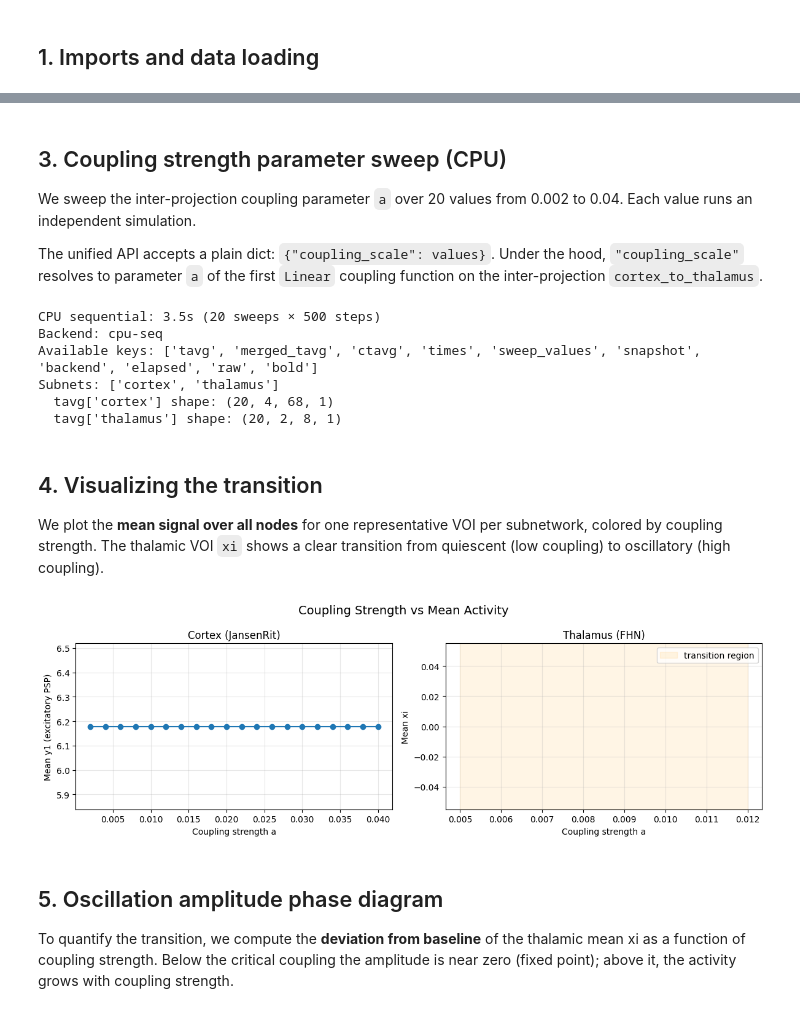
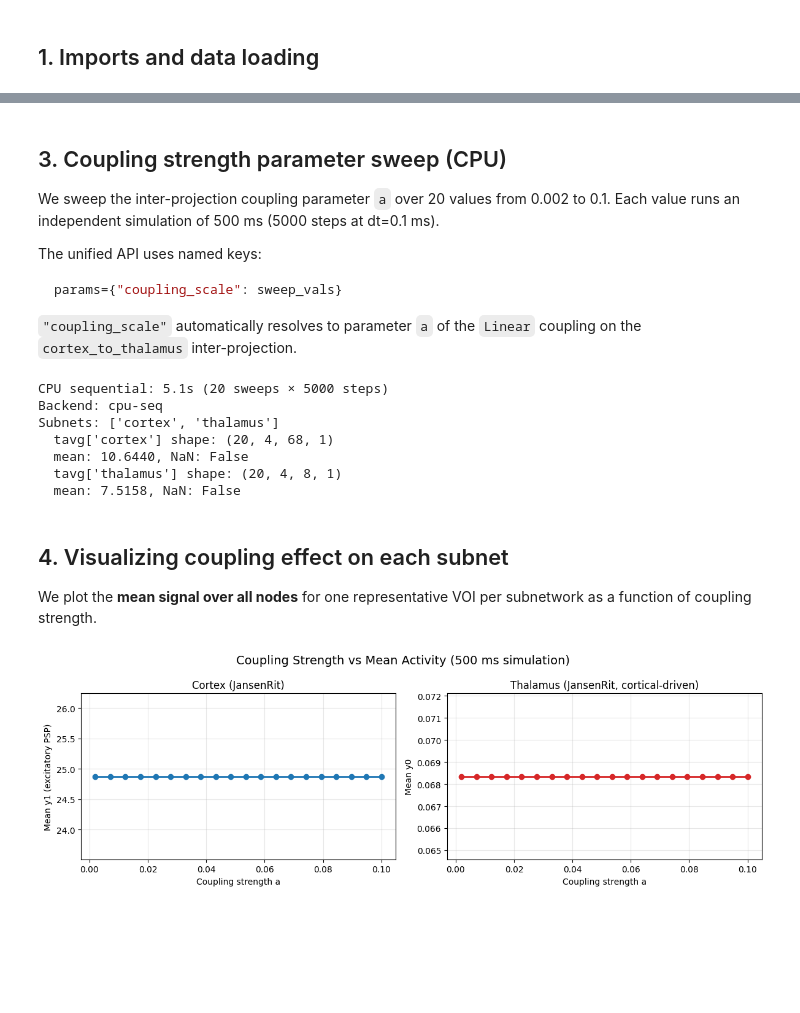
Before and after one commit to the-virtual-brain/tvb-root, a Jupyter notebook: tvb_documentation/demos/simulate_hybrid_parameter_sweeps.ipynb, the cells around one changed output, grey strips where cells are left out. Drawn from its saved outputs; the diff is of its cells as text; code cells hidden in the pictures; blank space fills up the shorter version.

````diff
--- a/tvb_documentation/demos/simulate_hybrid_parameter_sweeps.ipynb
+++ b/tvb_documentation/demos/simulate_hybrid_parameter_sweeps.ipynb
@@ -33,17 +32,17 @@ from tvb.simulator.hybrid.coupling import Linear
 from tvb.simulator.hybrid.network import NetworkSet
 from tvb.simulator.integrators import HeunDeterministic
 from tvb.simulator.models.jansen_rit import JansenRit
-from tvb.simulator.models.stefanescu_jirsa import ReducedSetFitzHughNagumo
 from tvb.simulator.backend.nb_hybrid import NbHybridBackend
 
-DT = 0.1         # integration time step [ms]
-NSTEP = 500      # simulation length [steps]
+DT = 0.1           # integration time step [ms]
+NSTEP = 5000        # simulation length per sweep point [steps]
+                    # = 500 ms — long enough for ~5 alpha cycles
 
 # Load the standard 76-node connectome
 conn = Connectivity.from_file("connectivity_76.zip")
 conn.configure()
-N_CORTEX = 68    # first 68 nodes → cortex
-N_THALAMUS = 8   # remaining 8 nodes → thalamus
+N_CORTEX = 68       # first 68 nodes → cortex
+N_THALAMUS = 8      # remaining 8 nodes → thalamus
 N_TOTAL = 76
 
 # Helper: slice of the connectome weights matrix
@@ -142,15 +132,18 @@ Inter-projection: cortex → thalamus, 68×8
 ## 3. Coupling strength parameter sweep (CPU)
 
 We sweep the inter-projection coupling parameter `a` over 20 values
-from 0.002 to 0.04.  Each value runs an independent simulation.
+from 0.002 to 0.1.  Each value runs an independent simulation of 500 ms
+(5000 steps at dt=0.1 ms).
 
-The unified API accepts a plain dict: `{"coupling_scale": values}`.
-Under the hood, `"coupling_scale"` resolves to parameter `a` of the
-first `Linear` coupling function on the inter-projection
-`cortex_to_thalamus`.
+The unified API uses named keys:
+```python
+params={"coupling_scale": sweep_vals}
+```
+`"coupling_scale"` automatically resolves to parameter `a` of the
+`Linear` coupling on the `cortex_to_thalamus` inter-projection.
 # %%
 backend = NbHybridBackend()
-sweep_vals = np.linspace(0.002, 0.04, 20).astype(np.float32)
+sweep_vals = np.linspace(0.002, 0.1, 20).astype(np.float32)
 
 t0 = time.perf_counter()
 result = backend.sweep(
@@ -165,63 +158,49 @@ elapsed = time.perf_counter() - t0
 print(f"CPU sequential: {elapsed:.1f}s "
       f"({len(sweep_vals)} sweeps × {NSTEP} steps)")
 print(f"Backend: {result.backend}")
-print(f"Available keys: {list(result.__dict__.keys())}")
 print(f"Subnets: {list(result.tavg.keys())}")
 for name, arr in result.tavg.items():
     print(f"  tavg['{name}'] shape: {arr.shape}")
+    print(f"  mean: {np.mean(arr):.4f}, NaN: {np.any(np.isnan(arr))}")
 # %% [output]
-CPU sequential: 3.5s (20 sweeps × 500 steps)
+CPU sequential: 5.1s (20 sweeps × 5000 steps)
 Backend: cpu-seq
-Available keys: ['tavg', 'merged_tavg', 'ctavg', 'times', 'sweep_values', 'snapshot', 'backend', 'elapsed', 'raw', 'bold']
 Subnets: ['cortex', 'thalamus']
   tavg['cortex'] shape: (20, 4, 68, 1)
-  tavg['thalamus'] shape: (20, 2, 8, 1)
+  mean: 10.6440, NaN: False
+  tavg['thalamus'] shape: (20, 4, 8, 1)
+  mean: 7.5158, NaN: False
 # %% [markdown]
-## 4. Visualizing the transition
+## 4. Visualizing coupling effect on each subnet
 
 We plot the **mean signal over all nodes** for one representative VOI
-per subnetwork, colored by coupling strength.  The thalamic VOI `xi`
-shows a clear transition from quiescent (low coupling) to oscillatory
-(high coupling).
+per subnetwork as a function of coupling strength.
 # %%
-# Extract per-subnetwork time-averaged data
 ctx_tavg = result.tavg["cortex"]    # (n_sweeps, n_voi, N_cortex, modes)
 thal_tavg = result.tavg["thalamus"] # (n_sweeps, n_voi, N_thalamus, modes)
 
 # Average over nodes (axis=2) and squeeze modes (axis=3)
 ctx_mean = ctx_tavg.mean(axis=2).squeeze(-1)   # (n_sweeps, n_voi)
 thal_mean = thal_tavg.mean(axis=2).squeeze(-1) # (n_sweeps, n_voi)
 
 fig, axes = plt.subplots(1, 2, figsize=(12, 4))
 
 # Cortex VOI y1 (excitatory PSP) — index 1
-axes[0].plot(sweep_vals, ctx_mean[:, 1], 'o-', color='#1f77b4')
+axes[0].plot(sweep_vals, ctx_mean[:, 1], 'o-', color='#1f77b4', linewidth=2)
 axes[0].set_xlabel("Coupling strength a")
 axes[0].set_ylabel("Mean y1 (excitatory PSP)")
 axes[0].set_title("Cortex (JansenRit)")
 axes[0].grid(True, alpha=0.3)
 
-# Thalamus VOI xi — index 0
-axes[1].plot(sweep_vals, thal_mean[:, 0], 'o-', color='#d62728')
+# Thalamus VOI y0 — index 0
+axes[1].plot(sweep_vals, thal_mean[:, 0], 'o-', color='#d62728', linewidth=2)
 axes[1].set_xlabel("Coupling strength a")
-axes[1].set_ylabel("Mean xi")
-axes[1].set_title("Thalamus (FHN)")
+axes[1].set_ylabel("Mean y0")
+axes[1].set_title("Thalamus (JansenRit, cortical-driven)")
 axes[1].grid(True, alpha=0.3)
 
-# Annotate transition region
-axes[1].axvspan(0.005, 0.012, alpha=0.1, color='orange',
-                label='transition region')
-axes[1].legend()
-
-fig.suptitle("Coupling Strength vs Mean Activity", fontsize=14)
+fig.suptitle("Coupling Strength vs Mean Activity (500 ms simulation)", fontsize=14)
 plt.tight_layout()
 plt.show()
 # %% [output]
-[figure, old version]
+[figure, new version]
-# %% [markdown]
-## 5. Oscillation amplitude phase diagram
-
-To quantify the transition, we compute the **deviation from baseline**
-of the thalamic mean xi as a function of coupling strength.  Below the
-critical coupling the amplitude is near zero (fixed point); above it,
-the activity grows with coupling strength.
````
Also changed, not shown: parts of 15 cells of this notebook, 2 other files.
